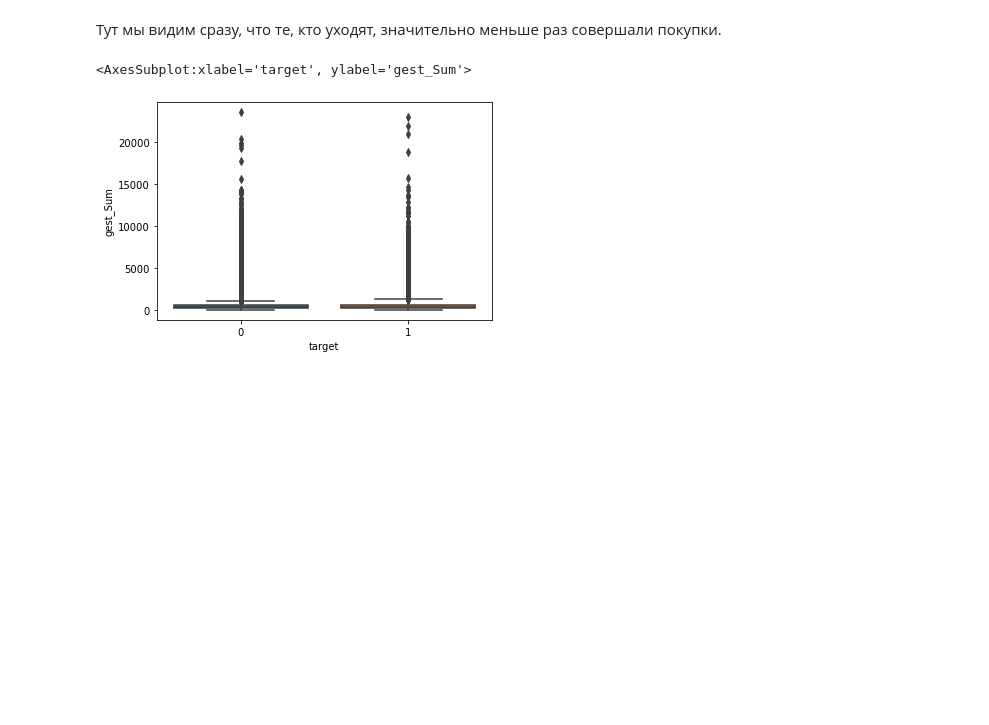
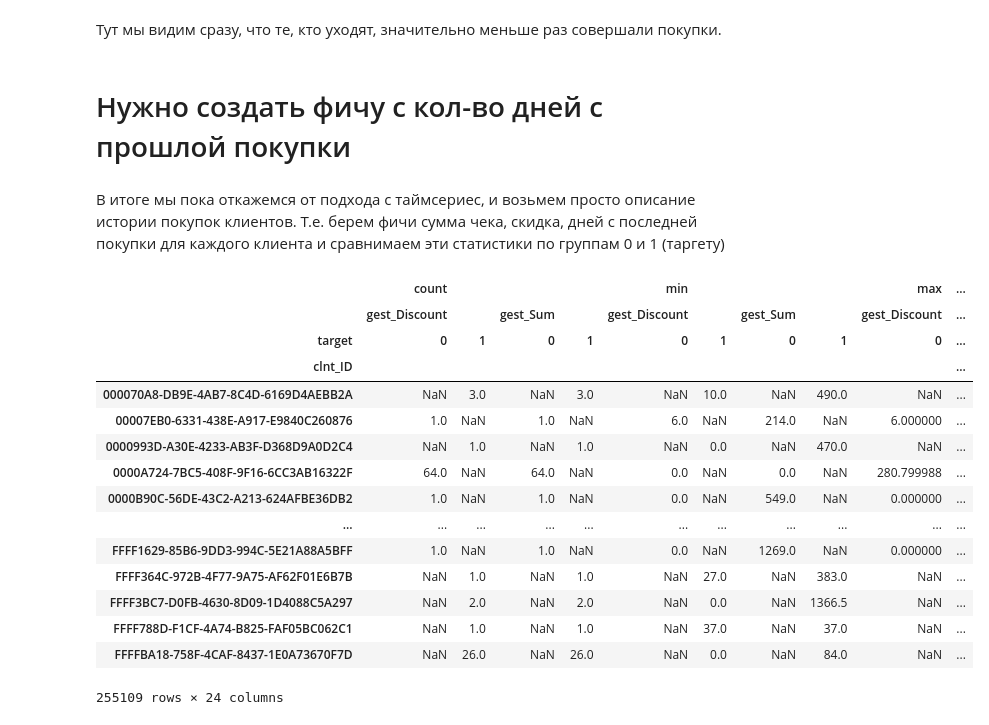
Before and after one commit to snakerzr/cupcake_churn_prediction, a Jupyter notebook: notebook.ipynb, the cells around one changed output. Cells and saved outputs as stored; diff of their text form; code cells hidden in the pictures; blank space fills up the shorter version.

Commit message:
Ongoing pivot table creation

```diff
--- a/notebook.ipynb
+++ b/notebook.ipynb
@@ -226,11 +229,27 @@ Name: target, dtype: int64
 [figure]
 # %% [markdown]
 Тут мы видим сразу, что те, кто уходят, значительно меньше раз совершали покупки.
-# %%
-# sns.countplot(x='target',hue='gest_Sum',data=df_full)
-sns.boxplot(x="target", y="gest_Sum",
-#             hue="smoker", palette=["m", "g"],
-            data=df_full)
-# %% [output]
-<AxesSubplot:xlabel='target', ylabel='gest_Sum'>
-[figure, removed]
+# %% [markdown]
+# Нужно создать фичу с кол-во дней с прошлой покупки
+# %% [markdown]
+В итоге мы пока откажемся от подхода с таймсериес, и возьмем просто описание истории покупок клиентов.
+Т.е. берем фичи сумма чека, скидка, дней с последней покупки для каждого клиента и сравнимаем эти статистики по группам 0 и 1 (таргету)
+# %%
+df_full.pivot_table(index='clnt_ID', values=['gest_Sum','gest_Discount'],aggfunc=['count','min','max','median','mean','std'],columns='target')
+# %% [output]
+|  | count |  |  |  | min |  |  |  | max | ... |
+|  | gest_Discount |  | gest_Sum |  | gest_Discount |  | gest_Sum |  | gest_Discount | ... |
+| target | 0 | 1 | 0 | 1 | 0 | 1 | 0 | 1 | 0 | ... |
+| clnt_ID |  |  |  |  |  |  |  |  |  | ... |
+| 000070A8-DB9E-4AB7-8C4D-6169D4AEBB2A | NaN | 3.0 | NaN | 3.0 | NaN | 10.0 | NaN | 490.0 | NaN | ... |
+| 00007EB0-6331-438E-A917-E9840C260876 | 1.0 | NaN | 1.0 | NaN | 6.0 | NaN | 214.0 | NaN | 6.000000 | ... |
+| 0000993D-A30E-4233-AB3F-D368D9A0D2C4 | NaN | 1.0 | NaN | 1.0 | NaN | 0.0 | NaN | 470.0 | NaN | ... |
+| 0000A724-7BC5-408F-9F16-6CC3AB16322F | 64.0 | NaN | 64.0 | NaN | 0.0 | NaN | 0.0 | NaN | 280.799988 | ... |
+| 0000B90C-56DE-43C2-A213-624AFBE36DB2 | 1.0 | NaN | 1.0 | NaN | 0.0 | NaN | 549.0 | NaN | 0.000000 | ... |
+| ... | ... | ... | ... | ... | ... | ... | ... | ... | ... | ... |
+| FFFF1629-85B6-9DD3-994C-5E21A88A5BFF | 1.0 | NaN | 1.0 | NaN | 0.0 | NaN | 1269.0 | NaN | 0.000000 | ... |
+| FFFF364C-972B-4F77-9A75-AF62F01E6B7B | NaN | 1.0 | NaN | 1.0 | NaN | 27.0 | NaN | 383.0 | NaN | ... |
+| FFFF3BC7-D0FB-4630-8D09-1D4088C5A297 | NaN | 2.0 | NaN | 2.0 | NaN | 0.0 | NaN | 1366.5 | NaN | ... |
+| FFFF788D-F1CF-4A74-B825-FAF05BC062C1 | NaN | 1.0 | NaN | 1.0 | NaN | 37.0 | NaN | 37.0 | NaN | ... |
+| FFFFBA18-758F-4CAF-8437-1E0A73670F7D | NaN | 26.0 | NaN | 26.0 | NaN | 0.0 | NaN | 84.0 | NaN | ... |
+255109 rows × 24 columns
```
Also changed, not shown: parts of 1 cell of this notebook.
